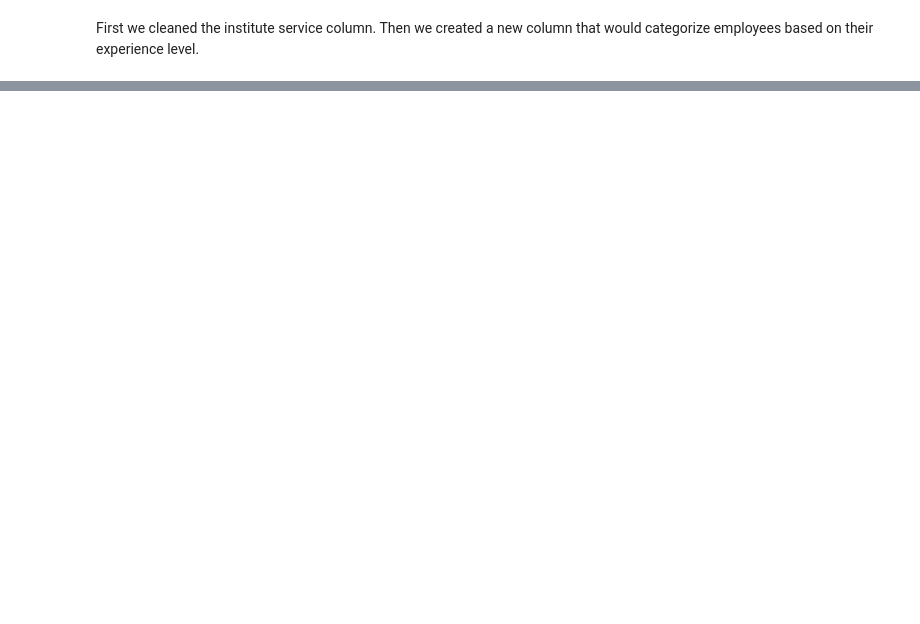
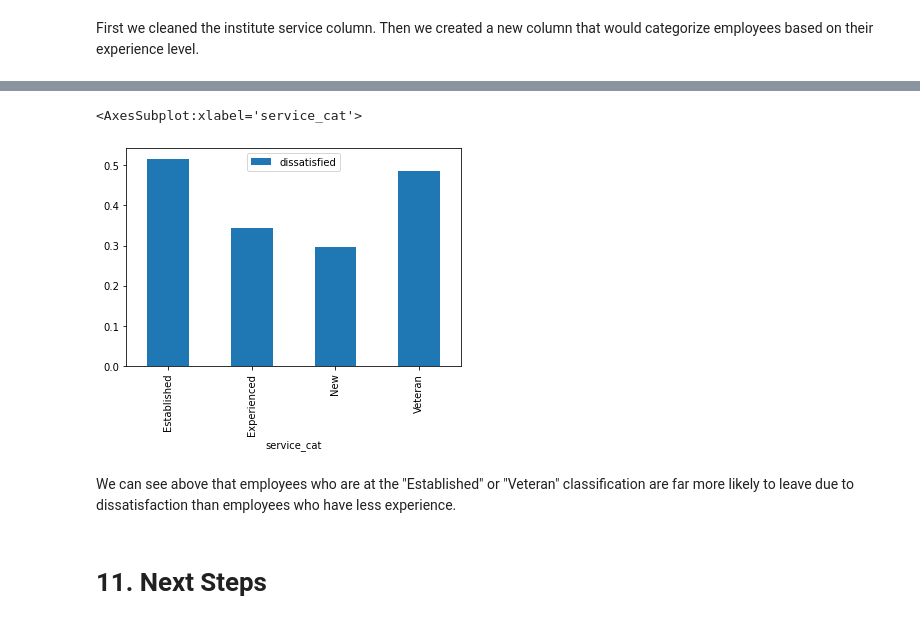
Before and after one commit to AsirShahid/Data-Scientist-in-Python-DataQuest, a Jupyter notebook: Data Cleaning/Data Cleaning and Analysis/Projects/Clean and Analyze Employee Exit Surveys/Clean and Analyze Employee Exit Surveys.ipynb, the cells around one changed output, grey strips where cells are left out. Cells and saved outputs as stored; diff of their text form; code cells hidden in the pictures; blank space fills up the shorter version.

Commit message:
Finished Clean and Analyze Employee Exit Surveys.ipynb

```diff
--- a/Data Cleaning/Data Cleaning and Analysis/Projects/Clean and Analyze Employee Exit Surveys/Clean and Analyze Employee Exit Surveys.ipynb
+++ b/Data Cleaning/Data Cleaning and Analysis/Projects/Clean and Analyze Employee Exit Surveys/Clean and Analyze Employee Exit Surveys.ipynb
@@ -552,11 +552,11 @@ Name: institute_service, Length: 651, dtype: float64
 def career_stages(value):
     if value<3:
         return "New"
-    elif value>=3 and value<=6:
+    elif 3 <= value < 7:
         return "Experienced"
-    elif value>=7 and value<=10:
+    elif 7 <= value < 11:
         return "Established"
-    elif value>11:
+    elif value>=11:
         return "Veteran"
     else:
         return np.nan
@@ -581,0 +577,6 @@ First we cleaned the institute service column. Then we created a new column that
+# %%
+print(combined_updated["dissatisfied"].value_counts(dropna=False))
+
+combined_updated["dissatisfied"].fillna(False,inplace=True)
+
+print(combined_updated["dissatisfied"].value_counts(dropna=False))
@@ -581,0 +600,9 @@ First we cleaned the institute service column. Then we created a new column that
+# %%
+combined_updated.pivot_table(values="dissatisfied",index="service_cat").plot(kind="bar")
+# %% [output]
+<AxesSubplot:xlabel='service_cat'>
+[figure, added]
+# %% [markdown]
+We can see above that employees who are at the "Established" or "Veteran" classification are far more likely to leave due to dissatisfaction than employees who have less experience.
+# %% [markdown]
+# 11. Next Steps
```
Also changed, not shown: parts of 5 cells of this notebook.
